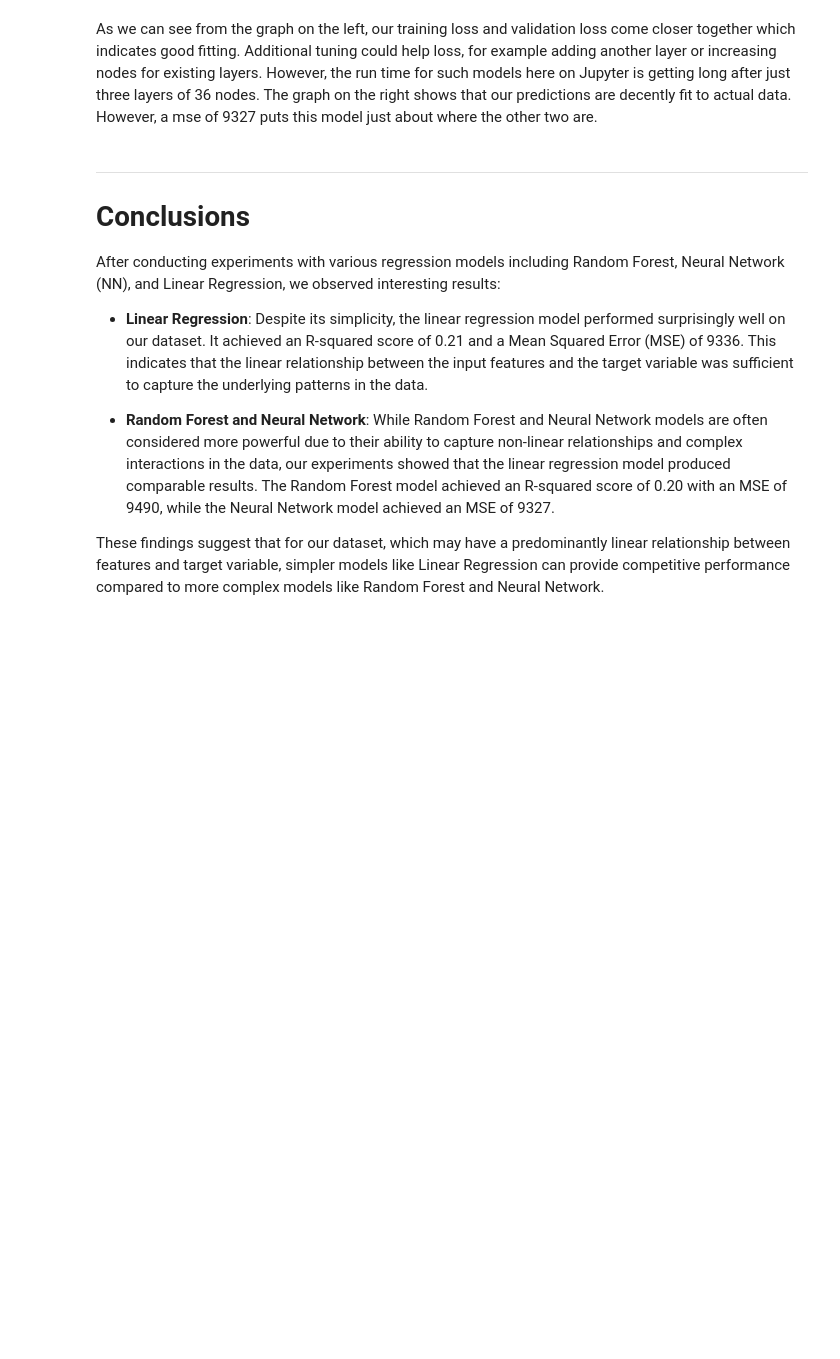
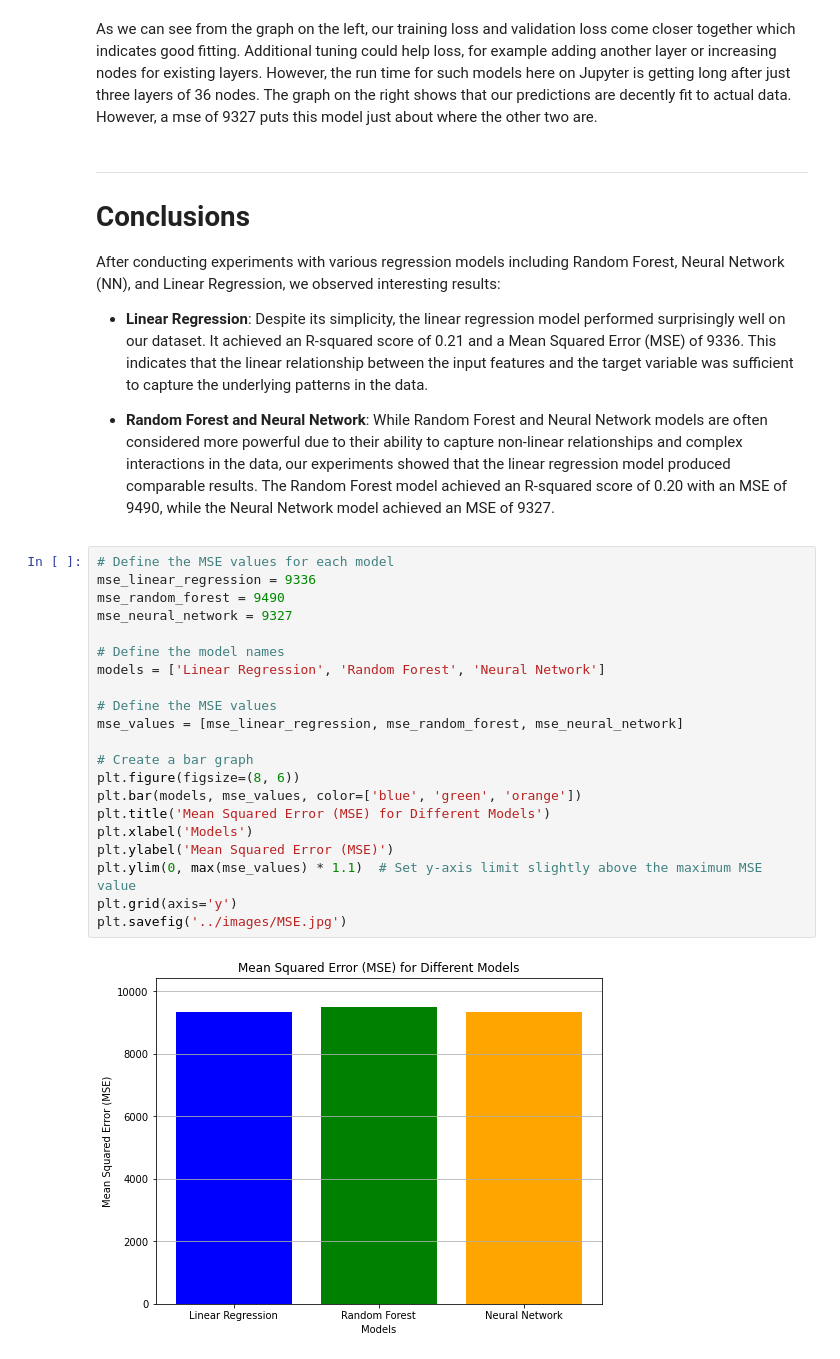
Before and after one commit to ConcludedFever9/airbnb, a Jupyter notebook: notebooks/03_regression.ipynb, the cells around one changed output. Drawn from its saved outputs; the diff is of its cells as text; blank space fills up the shorter version.

```diff
--- a/notebooks/03_regression.ipynb
+++ b/notebooks/03_regression.ipynb
@@ -259,5 +249,26 @@ After conducting experiments with various regression models including Random For
 - **Linear Regression**: Despite its simplicity, the linear regression model performed surprisingly well on our dataset. It achieved an R-squared score of 0.21 and a Mean Squared Error (MSE) of 9336. This indicates that the linear relationship between the input features and the target variable was sufficient to capture the underlying patterns in the data.
 
 - **Random Forest and Neural Network**: While Random Forest and Neural Network models are often considered more powerful due to their ability to capture non-linear relationships and complex interactions in the data, our experiments showed that the linear regression model produced comparable results. The Random Forest model achieved an R-squared score of 0.20 with an MSE of 9490, while the Neural Network model achieved an MSE of 9327.
-
-These findings suggest that for our dataset, which may have a predominantly linear relationship between features and target variable, simpler models like Linear Regression can provide competitive performance compared to more complex models like Random Forest and Neural Network.
+# %%
+# Define the MSE values for each model
+mse_linear_regression = 9336
+mse_random_forest = 9490
+mse_neural_network = 9327
+
+# Define the model names
+models = ['Linear Regression', 'Random Forest', 'Neural Network']
+
+# Define the MSE values
+mse_values = [mse_linear_regression, mse_random_forest, mse_neural_network]
+
+# Create a bar graph
+plt.figure(figsize=(8, 6))
+plt.bar(models, mse_values, color=['blue', 'green', 'orange'])
+plt.title('Mean Squared Error (MSE) for Different Models')
+plt.xlabel('Models')
+plt.ylabel('Mean Squared Error (MSE)')
+plt.ylim(0, max(mse_values) * 1.1)  # Set y-axis limit slightly above the maximum MSE value
+plt.grid(axis='y')
+plt.savefig('../images/MSE.jpg')
+# %% [output]
+[figure, added]
```
Also changed, not shown: parts of 3 cells of this notebook, 16 other files.
